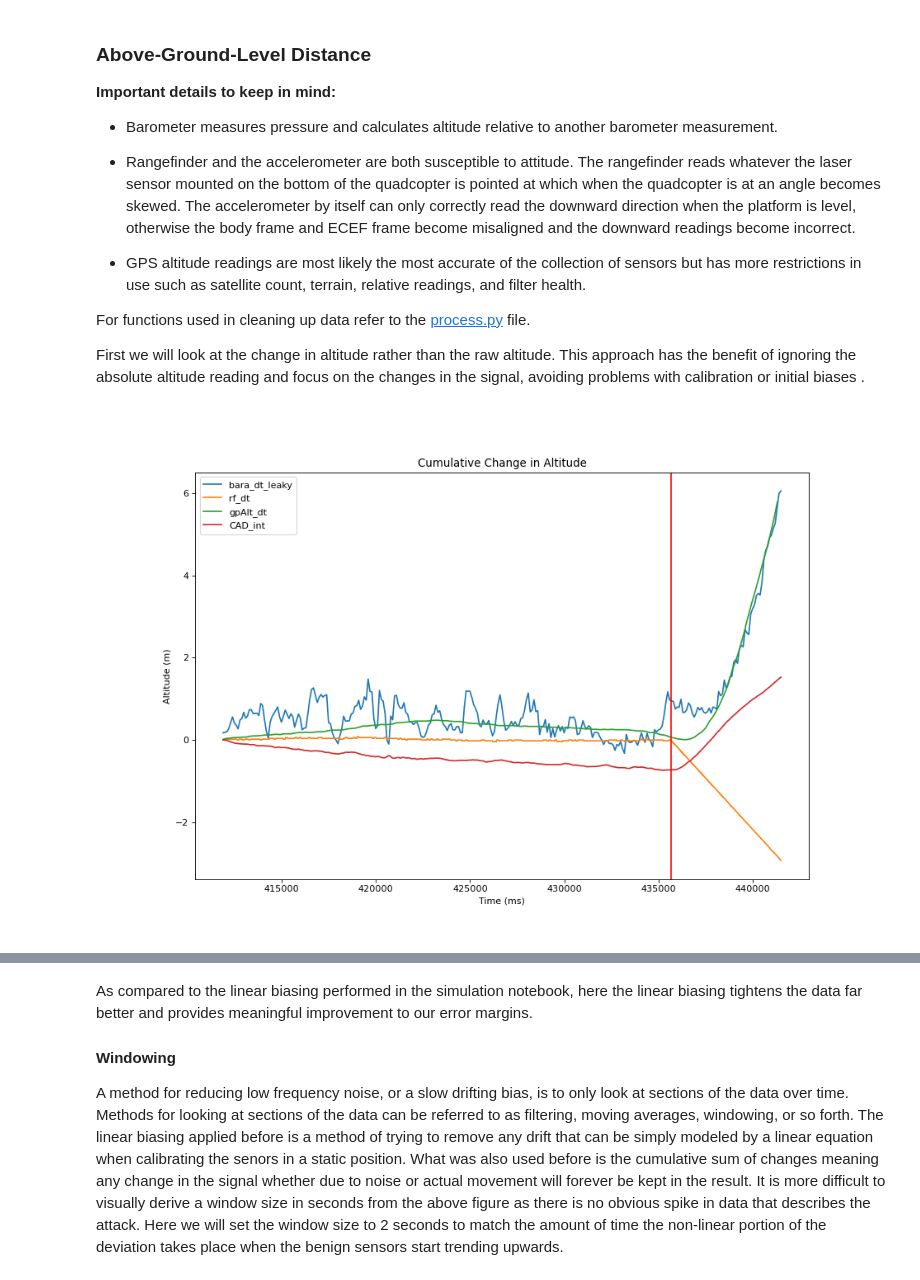
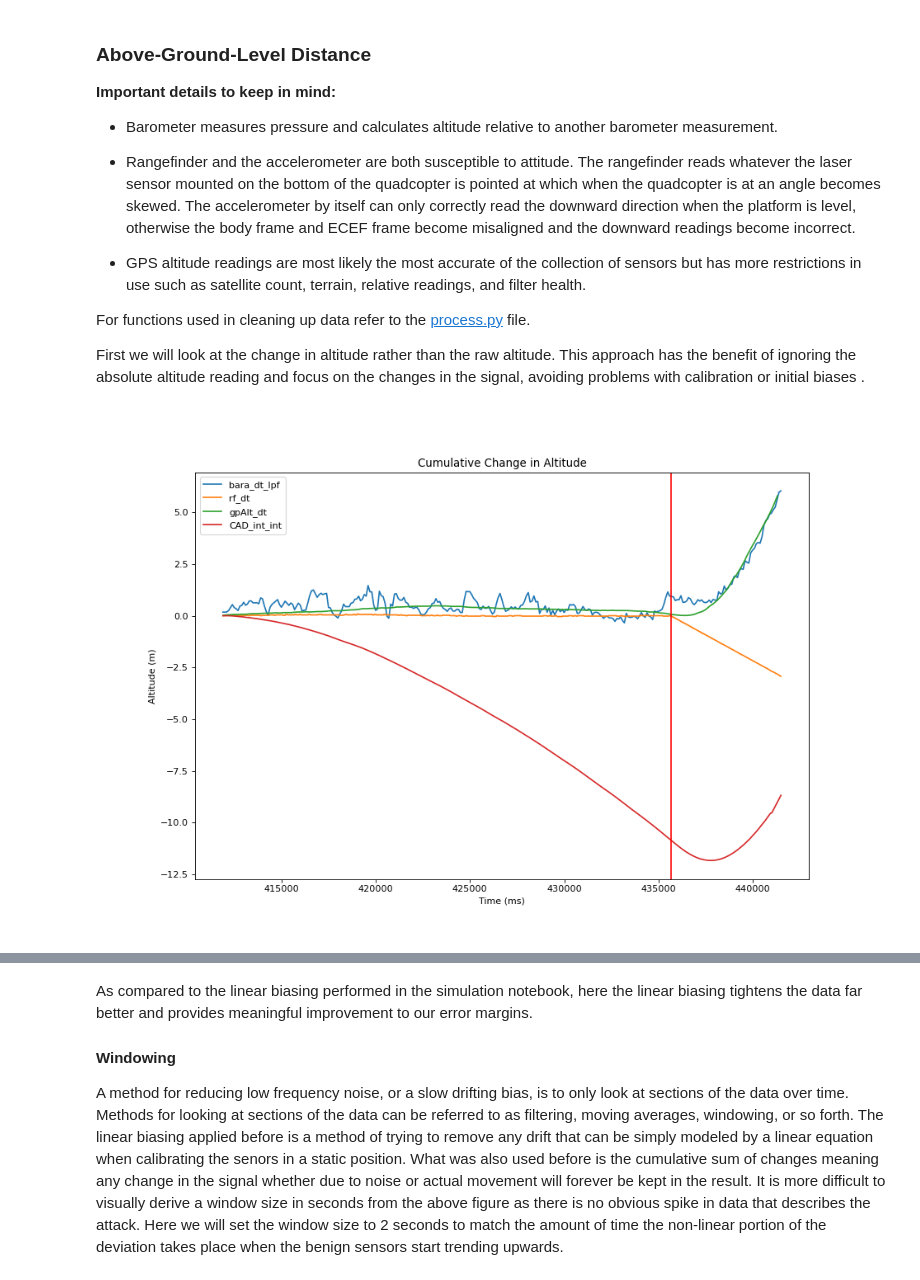
Before and after one commit to BaileySri/Practical-Software-Defense-for-GPS-Spoofing-on-a-Hobby-UAV-Offline, a Jupyter notebook: notebooks/0.2-bks-attack-idle-rf.ipynb, the cells around one changed output, grey strips where cells are left out. Cells and saved outputs as stored; diff of their text form; code cells hidden in the pictures.

```diff
--- a/notebooks/0.2-bks-attack-idle-rf.ipynb
+++ b/notebooks/0.2-bks-attack-idle-rf.ipynb
@@ -80,40 +80,41 @@ First we will look at the change in altitude rather than the raw altitude. This
 approach has the benefit of ignoring the absolute altitude reading and focus on
 the changes in the signal, avoiding problems with calibration or initial biases
 .
-# %%
-from confirmation.process import change_in_signal, leaky_integrator, trap_integrate
-from confirmation.visualize import simple_time_plot
-#Need the change_in_signal function to compare change in the percieved altitude
-#rather than the raw altitude.
-
-#Remove duplicate rows for each signal
-cUS = df[df.cUS.shift() != df.cUS][["cUS","CAD"]].reset_index()
-rfMS = df[df.rfMS.shift() != df.rfMS][["rfMS","rf"]].reset_index()
-barms = df[df.barms.shift() != df.barms][["barms","bara"]].reset_index()
-gpsMS = df[df.gpsMS.shift() != df.gpsMS][["gpsMS","gpAlt"]].reset_index()
-
-#Negate downward accelerometer because up is positive for other 3 sensors
-acc_alt = trap_integrate(cUS.cUS/1000000, -cUS["CAD"])
-acc_alt2 = trap_integrate(cUS.cUS/1000000, acc_alt)
-#Applying leaky integrator to remove some of the spikes in barometer data
-bar_alt = leaky_integrator(change_in_signal(barms.bara),alpha=0.7)
-rf_alt = change_in_signal(rfMS.rf/100)
-gp_alt = change_in_signal(gpsMS.gpAlt/100)
-
-atk = 435647900
-times = [0, atk/1000]
-simple_time_plot([barms.barms[1:],
-                  rfMS.rfMS[1:],
-                  gpsMS.gpsMS[1:],
-                  cUS.cUS[1:]/1000],
-                 [bar_alt.cumsum(),
-                  rf_alt.cumsum(),
-                  gp_alt.cumsum(),
-                  acc_alt.cumsum()],
-                 atk=atk/1000,
-                title="Cumulative Change in Altitude",
-                units=["ms","Altitude (m)"])
-# %% [output]
-[figure, removed]
+# %%
+from confirmation.process import change_in_signal, low_pass_filter, trap_integrate
+from confirmation.visualize import simple_time_plot
+
+#Constants
+atk = 435647900
+times = [0, atk/1000]
+
+#Remove duplicate rows for each signal
+cUS = df[df.cUS.shift() != df.cUS][["cUS","CAD"]].reset_index(drop=True)
+rfMS = df[df.rfMS.shift() != df.rfMS][["rfMS","rf"]].reset_index(drop=True)
+barms = df[df.barms.shift() != df.barms][["barms","bara"]].reset_index(drop=True)
+gpsMS = df[df.gpsMS.shift() != df.gpsMS][["gpsMS","gpAlt"]].reset_index(drop=True)
+
+#Negate downward accelerometer because up is positive for other 3 sensors
+acc_alt = trap_integrate(cUS.cUS/1000000, -cUS["CAD"])
+acc_alt = trap_integrate(cUS.cUS[1:].reset_index(drop=True)/1000000, acc_alt).cumsum()
+
+#Applying low pass filter to remove some of the spikes in barometer data
+bar_alt = low_pass_filter(change_in_signal(barms.bara),alpha=0.7)
+rf_alt = change_in_signal(rfMS.rf/100)
+gp_alt = change_in_signal(gpsMS.gpAlt/100)
+
+simple_time_plot([barms.barms[1:],
+                  rfMS.rfMS[1:],
+                  gpsMS.gpsMS[1:],
+                  cUS.cUS[2:]/1000],
+                 [bar_alt.cumsum(),
+                  rf_alt.cumsum(),
+                  gp_alt.cumsum(),
+                  acc_alt.cumsum()],
+                 atk=atk/1000,
+                title="Cumulative Change in Altitude",
+                units=["ms","Altitude (m)"])
+# %% [output]
+[figure, added]
 # %% [markdown]
 We see that before the attack is launched the rangefinder, GPS, and
```
Also changed, not shown: parts of 17 cells of this notebook, 1 other file.
